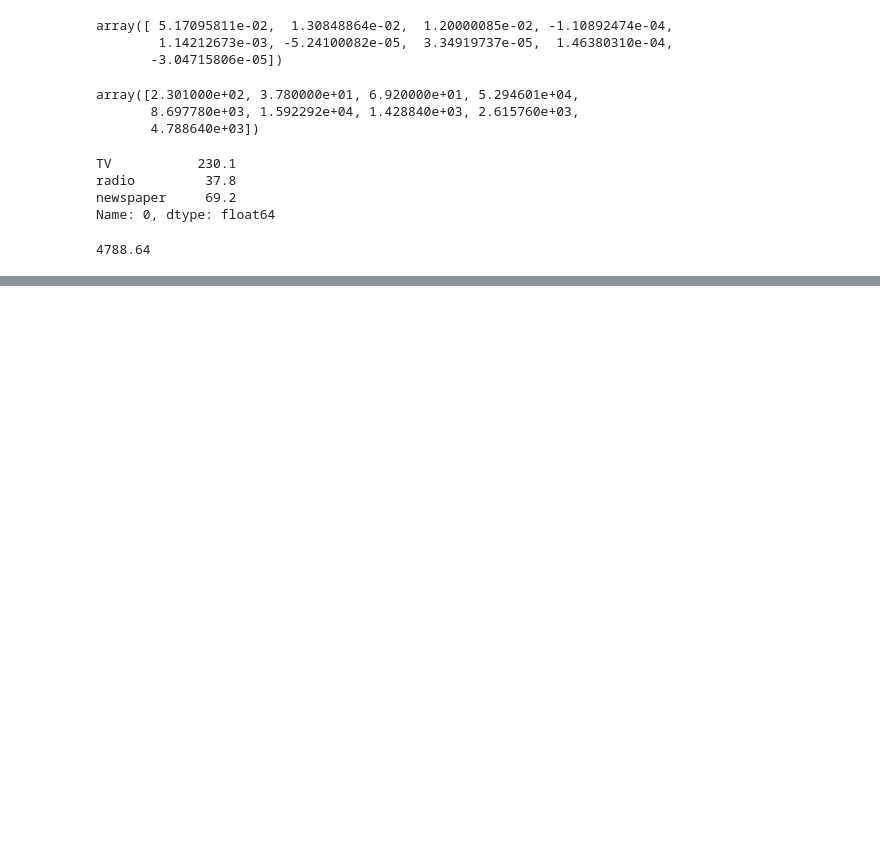
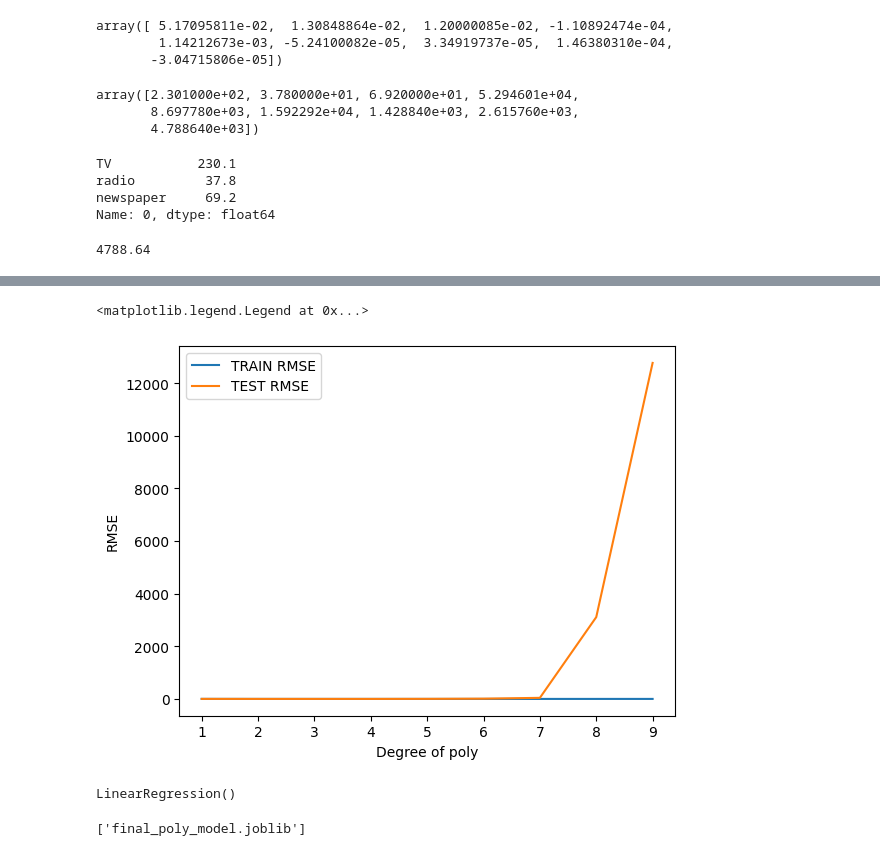
Before and after one commit to smdarshad000-lab/data-science-concepts, a Jupyter notebook: 17_polynomial_regression.ipynb, the cells around one changed output, grey strips where cells are left out. Cells and saved outputs as stored; diff of their text form; code cells hidden in the pictures; blank space fills up the shorter version.

Commit message:
two more models created

```diff
--- a/17_polynomial_regression.ipynb
+++ b/17_polynomial_regression.ipynb
@@ -123,0 +132,22 @@ Name: 0, dtype: float64
+# %%
+train_rmse_errors =[]
+test_rmse_errors = []
+
+for d in range(1, 10):
+    poly_convertor = PolynomialFeatures(degree=d, include_bias=False)
+    poly_features = poly_convertor.fit_transform(X)
+    X_train, X_test, y_train, y_test = train_test_split(poly_features, y, test_size=0.3, random_state=101)
+
+
+    model=LinearRegression()
+    model.fit(X_train, y_train)
+
+
+    train_pred = model.predict(X_train)
+    test_pred = model.predict(X_test)
+
+    train_rmse = np.sqrt(mean_squared_error(y_train, train_pred))
+    test_rmse = np.sqrt(mean_squared_error(y_test, test_pred))
+
+    train_rmse_errors.append(train_rmse)
+    test_rmse_errors.append(test_rmse)
@@ -123,0 +178,12 @@ Name: 0, dtype: float64
+# %%
+plt.plot(range(1, 10), train_rmse_errors, label="TRAIN RMSE")
+plt.plot(range(1, 10), test_rmse_errors, label='TEST RMSE')
+
+
+
+plt.xlabel('Degree of poly')
+plt.ylabel('RMSE')
+plt.legend()
+# %% [output]
+<matplotlib.legend.Legend at 0x...>
+[figure, added]
@@ -123,0 +194,5 @@ Name: 0, dtype: float64
+# %%
+full_converted_X = final_poly_convertor.fit_transform(X)
+final_model.fit(full_converted_X, y)
+# %% [output]
+LinearRegression()
@@ -123,0 +201,4 @@ Name: 0, dtype: float64
+# %%
+dump(final_model, 'final_poly_model.joblib')
+# %% [output]
+['final_poly_model.joblib']
```
Also changed, not shown: parts of 7 cells of this notebook, 2 other files.
